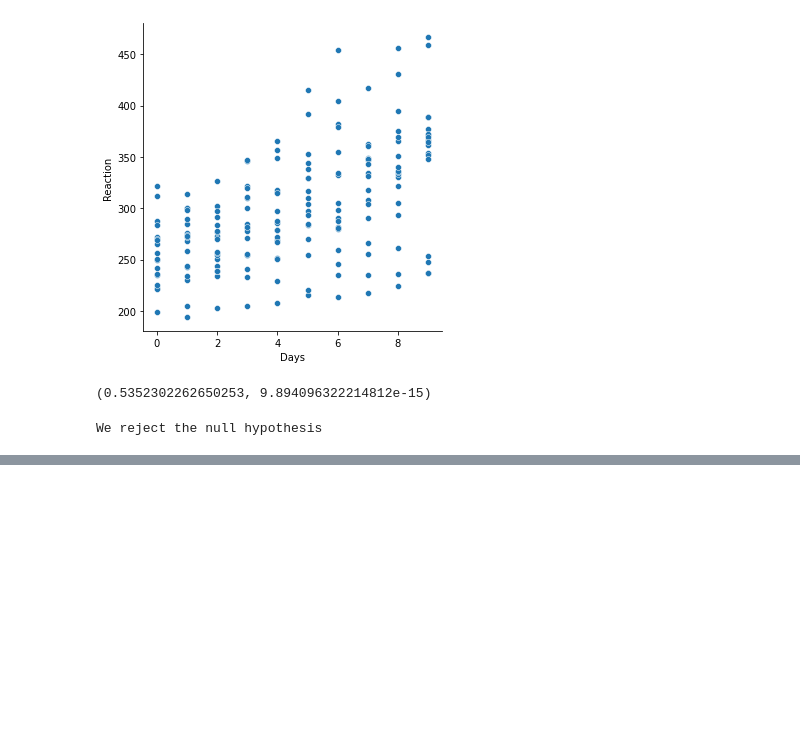
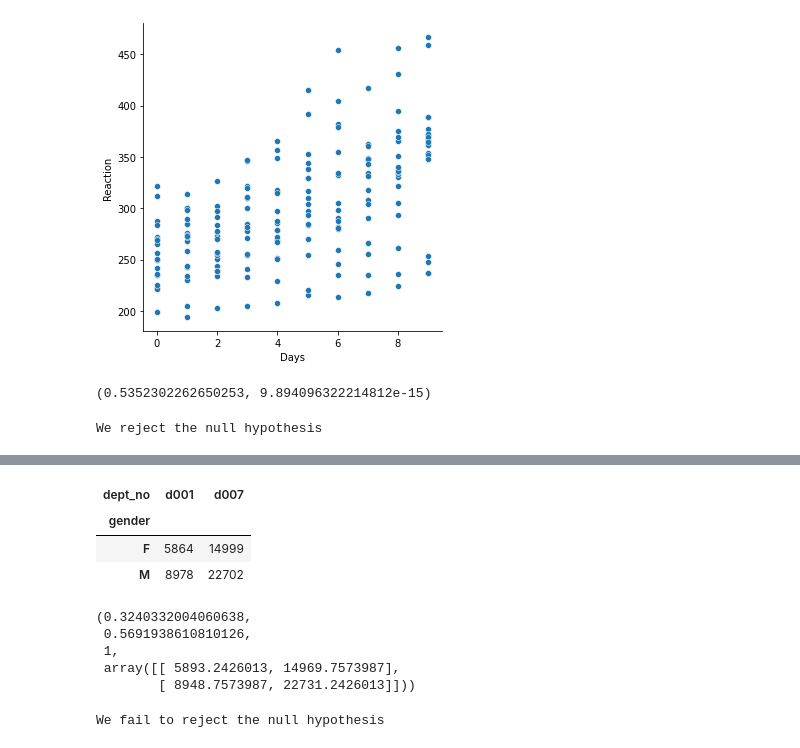
Before and after one commit to javahava1222/statistics-exercises, a Jupyter notebook: hypothesis_testing.ipynb, the cells around one changed output, grey strips where cells are left out. Cells and saved outputs as stored; diff of their text form; code cells hidden in the pictures; blank space fills up the shorter version.

```diff
--- a/hypothesis_testing.ipynb
+++ b/hypothesis_testing.ipynb
@@ -581,6 +648,16 @@ We reject the null hypothesis
 # %%
-
 # Use the data from the employees database to answer these questions:
 
 # Is an employee's gender independent of whether an employee works in sales or marketing? (only look at current employees)
-# Is an employee's gender independent of whether or not they are or have been a manager?
+
+#  H0 = Gender is not independent from working in sales or marketing departments.
+#  H1= Gender is independent from working in sales or marketing departments.
+sql =   """
+            SELECT gender, dept_no
+            FROM employees
+            JOIN dept_emp USING(emp_no)
+            WHERE ((dept_no = 'd001') OR (dept_no = 'd007')) AND to_date > curdate();
+        """
+
+df = pd.read_sql(sql, url)
+df.info
@@ -586,0 +679,24 @@ We reject the null hypothesis
+# %%
+obv = pd.crosstab(df.gender, df.dept_no)
+obv
+# %% [output]
+| dept_no | d001 | d007 |
+| gender |  |  |
+| F | 5864 | 14999 |
+| M | 8978 | 22702 |
+# %%
+chi2, p, degf, expected = stats.chi2_contingency(obv)
+chi2, p, degf, expected
+# %% [output]
+(0.3240332004060638,
+ 0.5691938610810126,
+ 1,
+ array([[ 5893.2426013, 14969.7573987],
+        [ 8948.7573987, 22731.2426013]]))
+# %%
+if p > alpha:
+    print('We fail to reject the null hypothesis')
+else:
+    print('We reject the null hypothesis')
+# %% [output]
+We fail to reject the null hypothesis
```
Also changed, not shown: parts of 16 cells of this notebook, 1 other file.
